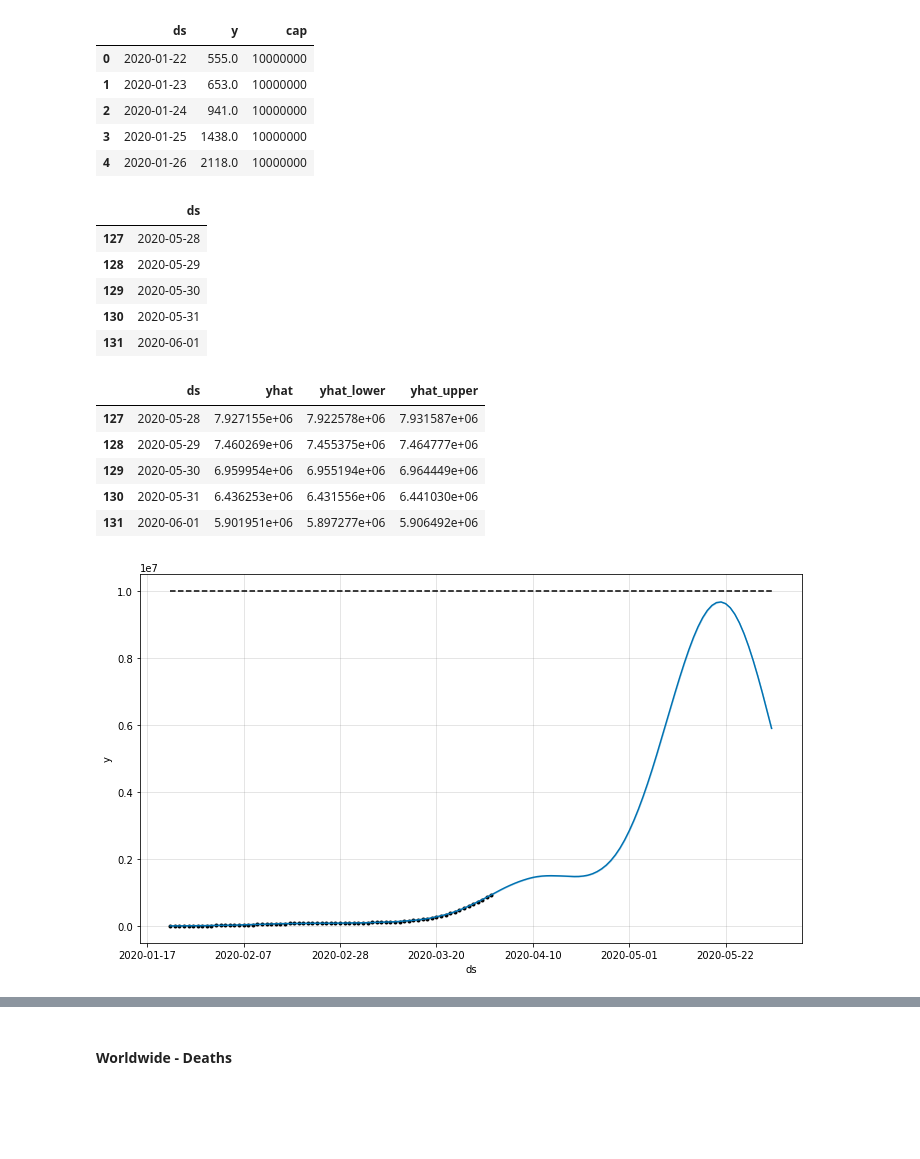
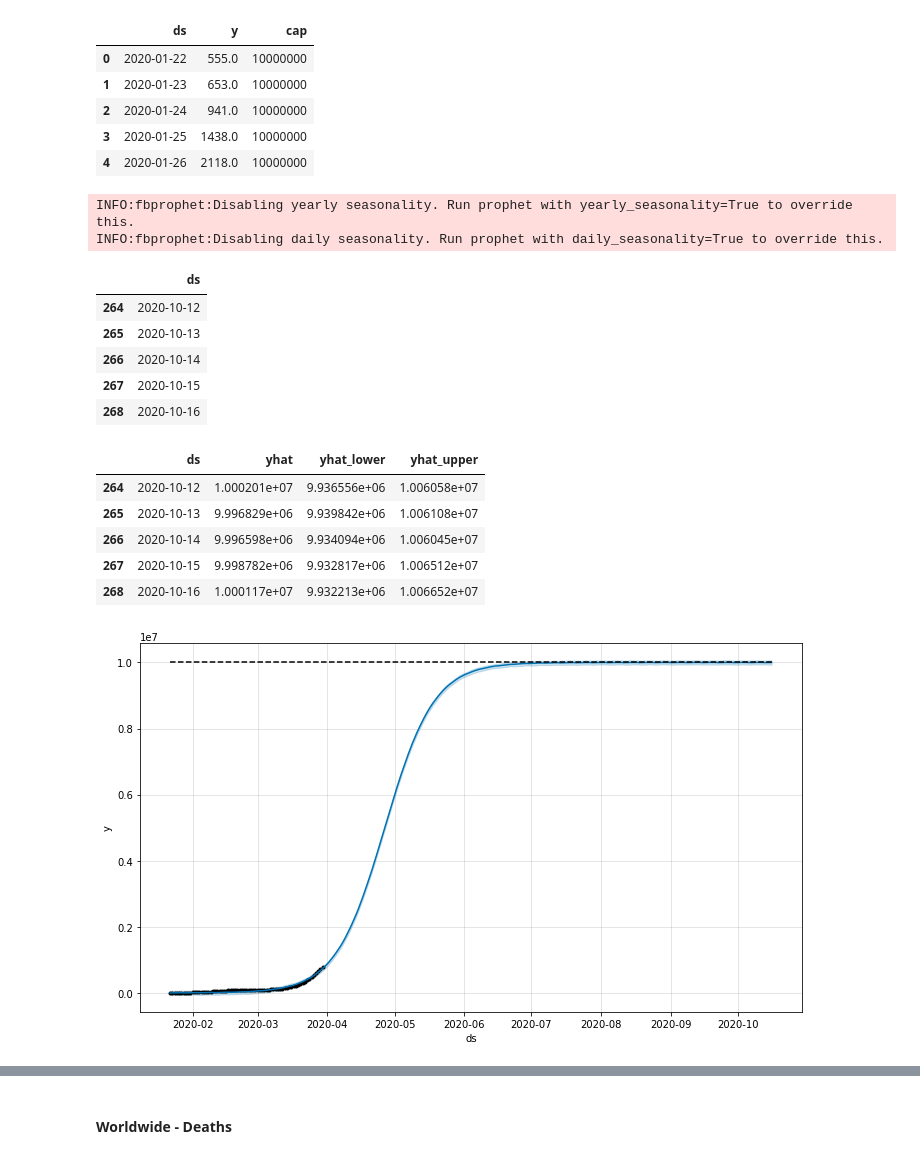
Before and after one commit to SBGitHub21/Sharing_Work, a Jupyter notebook: Predict_the_Spread_of_Covid_19.ipynb, the cells around one changed output, grey strips where cells are left out. Cells and saved outputs as stored; diff of their text form; code cells hidden in the pictures; blank space fills up the shorter version.

```diff
--- a/Predict_the_Spread_of_Covid_19.ipynb
+++ b/Predict_the_Spread_of_Covid_19.ipynb
@@ -9,7 +4,7 @@ Drive already mounted at /content/drive; to attempt to forcibly remount, call dr
 ### Data Collection and Preprocessing
 # %%
 import pandas as pd
-df = pd.read_csv('/content/drive/My Drive/BI_project_Covid/covid_19_data.csv',parse_dates=['Last Update'],index_col=0)
+df = pd.read_csv('/content/drive/My Drive/Covid_Data/novel-corona-virus-2019-dataset/covid_19_data.csv',parse_dates=['Last Update'],index_col=0)
 #parsing according to the last update datetime column
 #serial number as index
 df.rename(columns={'ObservationDate':'Date', 'Country/Region':'Country'}, inplace=True)
@@ -358,32 +353,34 @@ confirmed.head()
 | 3 | 2020-01-25 | 1438.0 | 10000000 |
 | 4 | 2020-01-26 | 2118.0 | 10000000 |
 # %%
-m = Prophet(interval_width=0.95,yearly_seasonality=True,daily_seasonality=True,growth='logistic')
+m = Prophet(interval_width=0.95,growth = 'logistic',n_changepoints=5)
 m.fit(confirmed)
-future = m.make_future_dataframe(periods=61)
+future = m.make_future_dataframe(periods=200)
 future.tail()
 # %% [output]
+INFO:fbprophet:Disabling yearly seasonality. Run prophet with yearly_seasonality=True to override this.
+INFO:fbprophet:Disabling daily seasonality. Run prophet with daily_seasonality=True to override this.
 |  | ds |
-| 127 | 2020-05-28 |
-| 128 | 2020-05-29 |
-| 129 | 2020-05-30 |
-| 130 | 2020-05-31 |
-| 131 | 2020-06-01 |
+| 264 | 2020-10-12 |
+| 265 | 2020-10-13 |
+| 266 | 2020-10-14 |
+| 267 | 2020-10-15 |
+| 268 | 2020-10-16 |
 # %%
 future['cap']=10000000
 forecast = m.predict(future)
 forecast[['ds', 'yhat', 'yhat_lower', 'yhat_upper']].tail()
 # %% [output]
 |  | ds | yhat | yhat_lower | yhat_upper |
-| 127 | 2020-05-28 | 7.927155e+06 | 7.922578e+06 | 7.931587e+06 |
-| 128 | 2020-05-29 | 7.460269e+06 | 7.455375e+06 | 7.464777e+06 |
-| 129 | 2020-05-30 | 6.959954e+06 | 6.955194e+06 | 6.964449e+06 |
-| 130 | 2020-05-31 | 6.436253e+06 | 6.431556e+06 | 6.441030e+06 |
-| 131 | 2020-06-01 | 5.901951e+06 | 5.897277e+06 | 5.906492e+06 |
+| 264 | 2020-10-12 | 1.000201e+07 | 9.936556e+06 | 1.006058e+07 |
+| 265 | 2020-10-13 | 9.996829e+06 | 9.939842e+06 | 1.006108e+07 |
+| 266 | 2020-10-14 | 9.996598e+06 | 9.934094e+06 | 1.006045e+07 |
+| 267 | 2020-10-15 | 9.998782e+06 | 9.932817e+06 | 1.006512e+07 |
+| 268 | 2020-10-16 | 1.000117e+07 | 9.932213e+06 | 1.006652e+07 |
 # %%
-fig1 = m.plot(forecast)
+fig = m.plot(forecast)
 # %% [output]
-[figure, old version]
+[figure, new version]
 # %%
 #help(Prophet)
 # %%
```
Also changed, not shown: parts of 39 cells of this notebook.
